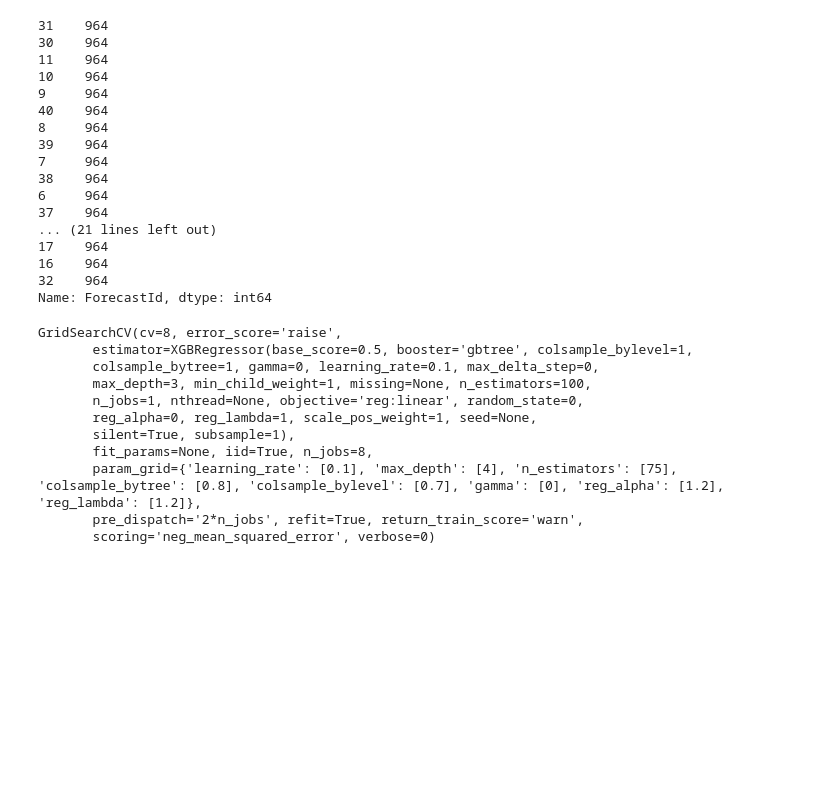
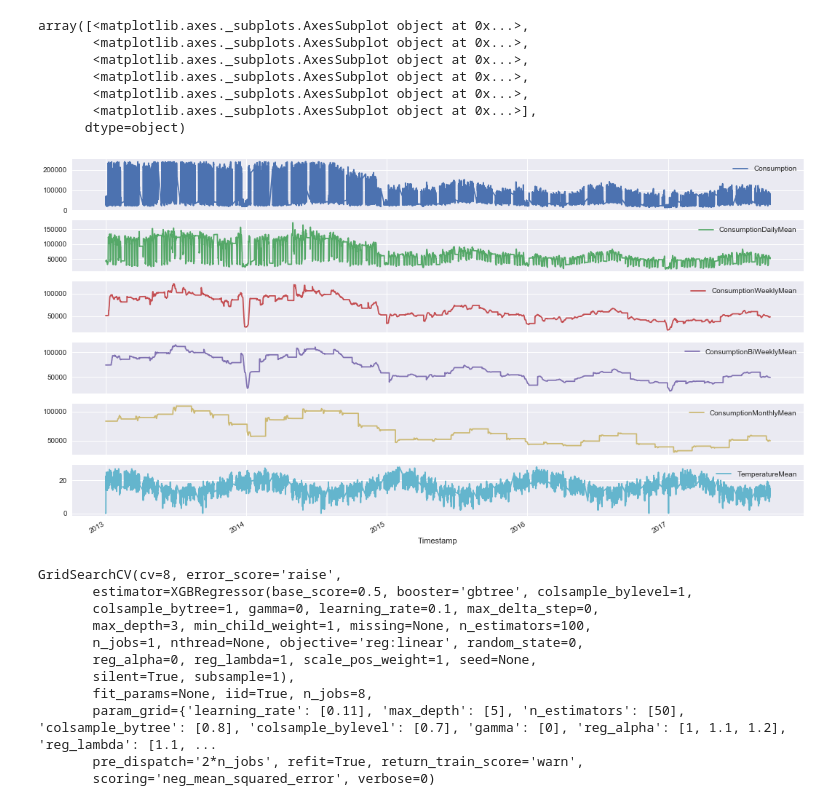
Before and after one commit to sreejithkrishnanr/powerlaws, a Jupyter notebook: notebooks/xgb_parameter_optimization-freq1h.ipynb, the cells around one changed output. Saved outputs shown, nothing was run; the diff lists cells and outputs as text; code cells hidden in the pictures; blank space fills up the shorter version.

```diff
--- a/notebooks/xgb_parameter_optimization-freq1h.ipynb
+++ b/notebooks/xgb_parameter_optimization-freq1h.ipynb
@@ -6,5 +6,13 @@ sys.path.insert(0, '../')
 # %%
 import pandas as pd
 import numpy as np
+import matplotlib.pyplot as plt
+
+from matplotlib.pyplot import rcParams
+rcParams['figure.figsize'] = (18.0, 10.0)
+import matplotlib.pyplot as plt
+import seaborn as sns
+sns.set()
 
 from src.models.model_common import select_features
+from src.models.train_model import generate_test_train_split
@@ -33 +32,12 @@ def create_lagged(x, y, groups, num_lags=24):
+# %%
+site_data.set_index('Timestamp')[['Consumption', 'ConsumptionDailyMean', 'ConsumptionWeeklyMean','ConsumptionBiWeeklyMean','ConsumptionMonthlyMean', 'TemperatureMean']].plot(subplots=True)
+# %% [output]
+array([<matplotlib.axes._subplots.AxesSubplot object at 0x...>,
+       <matplotlib.axes._subplots.AxesSubplot object at 0x...>,
+       <matplotlib.axes._subplots.AxesSubplot object at 0x...>,
+       <matplotlib.axes._subplots.AxesSubplot object at 0x...>,
+       <matplotlib.axes._subplots.AxesSubplot object at 0x...>,
+       <matplotlib.axes._subplots.AxesSubplot object at 0x...>],
+      dtype=object)
+[figure, added]
 # %%
@@ -35,20 +44,0 @@ x, y, groups = select_features(site_data, 'h')
-# %%
-groups.value_counts()
-# %% [output]
-31    964
-30    964
-11    964
-10    964
-9     964
-40    964
-8     964
-39    964
-7     964
-38    964
-6     964
-37    964
-... (21 lines left out)
-17    964
-16    964
-32    964
-Name: ForecastId, dtype: int64
@@ -60,14 +58,14 @@ regressor = XGBRegressor()
 from sklearn.model_selection import GridSearchCV
 
 gs = GridSearchCV(regressor, {
-    'learning_rate': [0.10],
-    'max_depth': [4],
-    'n_estimators': [75],
+    'learning_rate': [0.11],
+    'max_depth': [5],
+    'n_estimators': [50],
     'colsample_bytree': [0.8],
     'colsample_bylevel': [0.7],
     'gamma': [0],
-    'reg_alpha': [1.2],
-    'reg_lambda': [1.2]
+    'reg_alpha': [1, 1.1, 1.2],
+    'reg_lambda': [1.1, 1.2, 1.3]
 }, n_jobs=8, cv=8, scoring='neg_mean_squared_error')
 
 gs.fit(x, y)
@@ -80,7 +78,7 @@ GridSearchCV(cv=8, error_score='raise',
        reg_alpha=0, reg_lambda=1, scale_pos_weight=1, seed=None,
        silent=True, subsample=1),
        fit_params=None, iid=True, n_jobs=8,
-       param_grid={'learning_rate': [0.1], 'max_depth': [4], 'n_estimators': [75], 'colsample_bytree': [0.8], 'colsample_bylevel': [0.7], 'gamma': [0], 'reg_alpha': [1.2], 'reg_lambda': [1.2]},
+       param_grid={'learning_rate': [0.11], 'max_depth': [5], 'n_estimators': [50], 'colsample_bytree': [0.8], 'colsample_bylevel': [0.7], 'gamma': [0], 'reg_alpha': [1, 1.1, 1.2], 'reg_lambda': [1.1, ...
        pre_dispatch='2*n_jobs', refit=True, return_train_score='warn',
        scoring='neg_mean_squared_error', verbose=0)
 # %%
```
Also changed, not shown: parts of 8 cells of this notebook, 3 other files.
